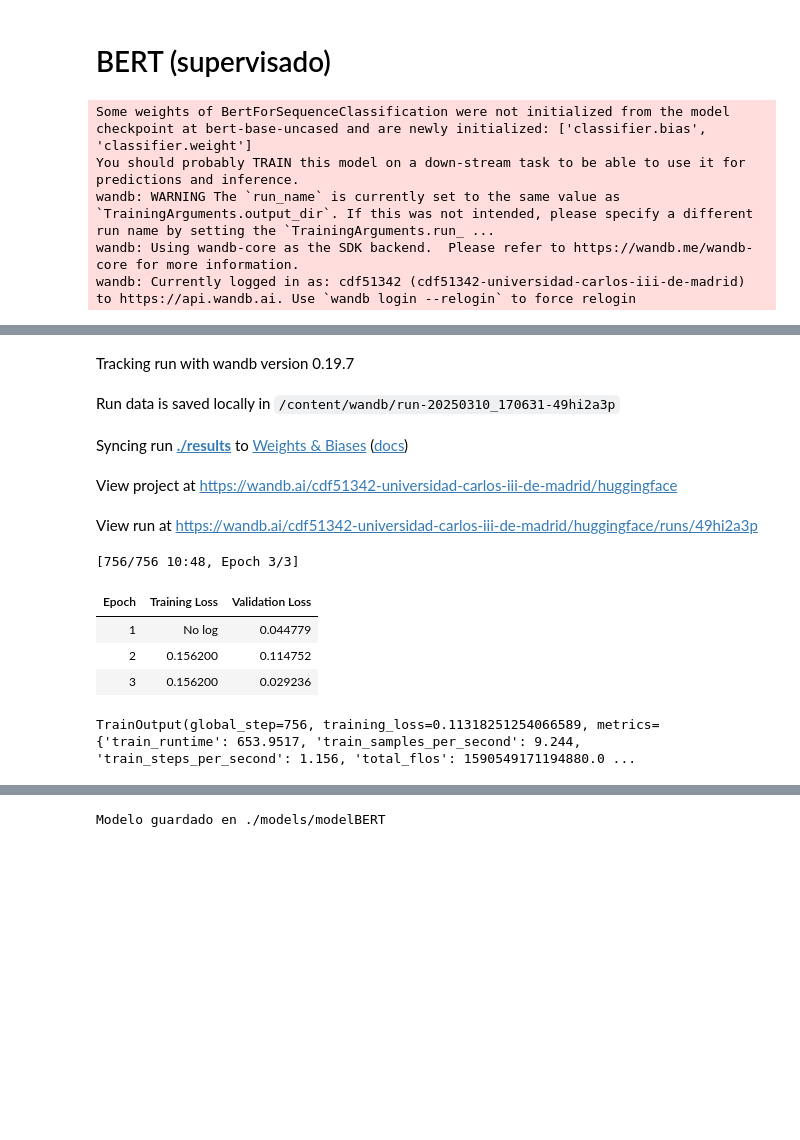
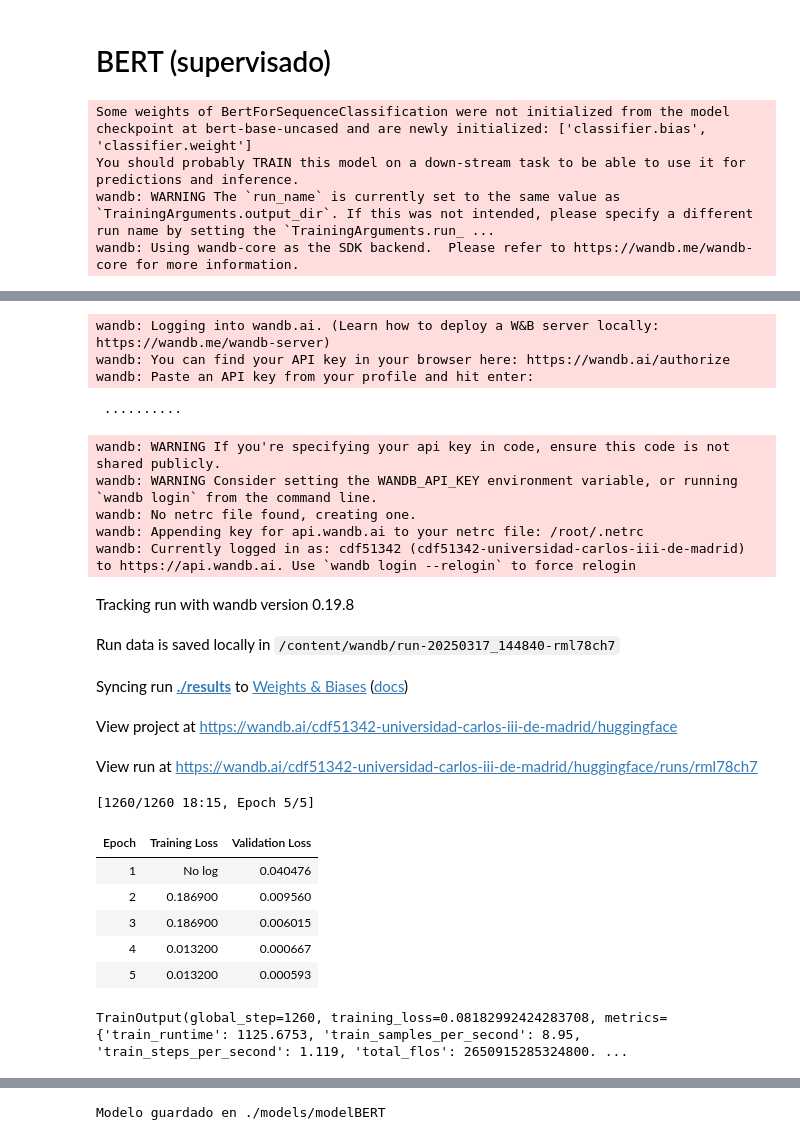
Before and after one commit to CDF51342/NLP-News-Classifier, a Jupyter notebook: Prototipo_BERT_LDA.ipynb, the cells around one changed output, grey strips where cells are left out. Drawn from its saved outputs; the diff is of its cells as text; code cells hidden in the pictures; blank space fills up the shorter version.

```diff
--- a/Prototipo_BERT_LDA.ipynb
+++ b/Prototipo_BERT_LDA.ipynb
@@ -80,0 +135,20 @@ df_test.head()
+# %%
+vectorizer = TfidfVectorizer(stop_words="english", max_features=5000)
+X_train_tfidf = vectorizer.fit_transform(df_train["text"])
+X_test_tfidf = vectorizer.transform(df_test["text"])
+
+# Visualización de algunas palabras más relevantes por clase
+feature_names = vectorizer.get_feature_names_out()
+category_keywords = {}
+
+for category in df_train["category"].unique():
+    idx = df_train[df_train["category"] == category].index
+    mean_tfidf = X_train_tfidf[idx].mean(axis=0)
+    sorted_indices = mean_tfidf.argsort()[0, -10:].tolist()[0]
+    category_keywords[category] = [feature_names[i] for i in sorted_indices]
+
+keywords = {f"{category}": [] for category, _ in category_keywords.items()}
+for category, words in category_keywords.items():
+    keywords[category] = words
+
+pd.DataFrame(keywords).T
@@ -80,0 +164,10 @@ df_test.head()
+# %%
+# Tokenización
+df_train["tokens"] = df_train["text"].apply(lambda x: x.lower().split())
+
+# Entrenar Word2Vec
+word2vec_model = Word2Vec(sentences=df_train["tokens"], vector_size=100, window=5, min_count=5, workers=4)
+
+# Visualizar palabras similares
+word_similarities = word2vec_model.wv.most_similar("government", topn=10)
+print("Palabras más similares a 'government':", word_similarities)
@@ -80,0 +201,7 @@ df_test.head()
+# %%
+lda = LatentDirichletAllocation(n_components=5, random_state=42)
+lda.fit(X_train_tfidf)
+
+# Mostrar las palabras más representativas de cada tema
+for idx, topic in enumerate(lda.components_):
+    print(f"Tema {df_train['category'].unique()[idx]}: {[feature_names[i] for i in topic.argsort()[-10:]]}")
@@ -106,7 +239,7 @@ class NewsDataset(Dataset):
                 "labels": torch.tensor(self.labels[idx])}
 
 # Tokenización
-tokenizer = BertTokenizer.from_pretrained("bert-base-uncased", use_auth_token="b31fe5c93a2fb4a174be367155f97dfcc1613313")
+tokenizer = BertTokenizer.from_pretrained("bert-base-uncased")
 train_dataset = NewsDataset(df_train["text"].tolist(), df_train["category"].astype('category').cat.codes.tolist(), tokenizer)
 test_dataset = NewsDataset(df_test["text"].tolist(), df_test["category"].astype('category').cat.codes.tolist(), tokenizer)
 # %%
@@ -128,8 +261,8 @@ def compute_metrics(eval_pred):
     }
 # %%
 # Modelo BERT
-model = BertForSequenceClassification.from_pretrained("bert-base-uncased", num_labels=5, use_auth_token="b31fe5c93a2fb4a174be367155f97dfcc1613313")
-training_args = TrainingArguments(output_dir="./results", num_train_epochs=3, per_device_train_batch_size=8, evaluation_strategy="epoch")
+model = BertForSequenceClassification.from_pretrained("bert-base-uncased", num_labels=5)
+training_args = TrainingArguments(output_dir="./results", num_train_epochs=5, per_device_train_batch_size=8, eval_strategy="epoch")
 trainer = Trainer(model=model, args=training_args, train_dataset=train_dataset, eval_dataset=test_dataset)
 trainer.train()
 # %% [output]
@@ -137,4 +270,3 @@ Some weights of BertForSequenceClassification were not initialized from the mode
 You should probably TRAIN this model on a down-stream task to be able to use it for predictions and inference.
 wandb: WARNING The `run_name` is currently set to the same value as `TrainingArguments.output_dir`. If this was not intended, please specify a different run name by setting the `TrainingArguments.run_ ...
 wandb: Using wandb-core as the SDK backend.  Please refer to https://wandb.me/wandb-core for more information.
-wandb: Currently logged in as: cdf51342 (cdf51342-universidad-carlos-iii-de-madrid) to https://api.wandb.ai. Use `wandb login --relogin` to force relogin
@@ -141,14 +274,25 @@ wandb: Currently logged in as: cdf51342 (cdf51342-universidad-carlos-iii-de-madr
+wandb: Logging into wandb.ai. (Learn how to deploy a W&B server locally: https://wandb.me/wandb-server)
+wandb: You can find your API key in your browser here: https://wandb.ai/authorize
+wandb: Paste an API key from your profile and hit enter:
+ ··········
+wandb: WARNING If you're specifying your api key in code, ensure this code is not shared publicly.
+wandb: WARNING Consider setting the WANDB_API_KEY environment variable, or running `wandb login` from the command line.
+wandb: No netrc file found, creating one.
+wandb: Appending key for api.wandb.ai to your netrc file: /root/.netrc
+wandb: Currently logged in as: cdf51342 (cdf51342-universidad-carlos-iii-de-madrid) to https://api.wandb.ai. Use `wandb login --relogin` to force relogin
-Tracking run with wandb version 0.19.7
+Tracking run with wandb version 0.19.8
-Run data is saved locally in /content/wandb/run-20250310_170631-49hi2a3p
+Run data is saved locally in /content/wandb/run-20250317_144840-rml78ch7
 Syncing run ./results to Weights & Biases (docs)
 View project at https://wandb.ai/cdf51342-universidad-carlos-iii-de-madrid/huggingface
-View run at https://wandb.ai/cdf51342-universidad-carlos-iii-de-madrid/huggingface/runs/49hi2a3p
+View run at https://wandb.ai/cdf51342-universidad-carlos-iii-de-madrid/huggingface/runs/rml78ch7
-[756/756 10:48, Epoch 3/3]
+[1260/1260 18:15, Epoch 5/5]
 | Epoch | Training Loss | Validation Loss |
-| 1 | No log | 0.044779 |
-| 2 | 0.156200 | 0.114752 |
-| 3 | 0.156200 | 0.029236 |
+| 1 | No log | 0.040476 |
+| 2 | 0.186900 | 0.009560 |
+| 3 | 0.186900 | 0.006015 |
+| 4 | 0.013200 | 0.000667 |
+| 5 | 0.013200 | 0.000593 |
-TrainOutput(global_step=756, training_loss=0.11318251254066589, metrics={'train_runtime': 653.9517, 'train_samples_per_second': 9.244, 'train_steps_per_second': 1.156, 'total_flos': 1590549171194880.0 ...
+TrainOutput(global_step=1260, training_loss=0.08182992424283708, metrics={'train_runtime': 1125.6753, 'train_samples_per_second': 8.95, 'train_steps_per_second': 1.119, 'total_flos': 2650915285324800. ...
 # %%
 # Evaluación del modelo en test
 results = trainer.evaluate()
```
Also changed, not shown: parts of 21 cells of this notebook.
